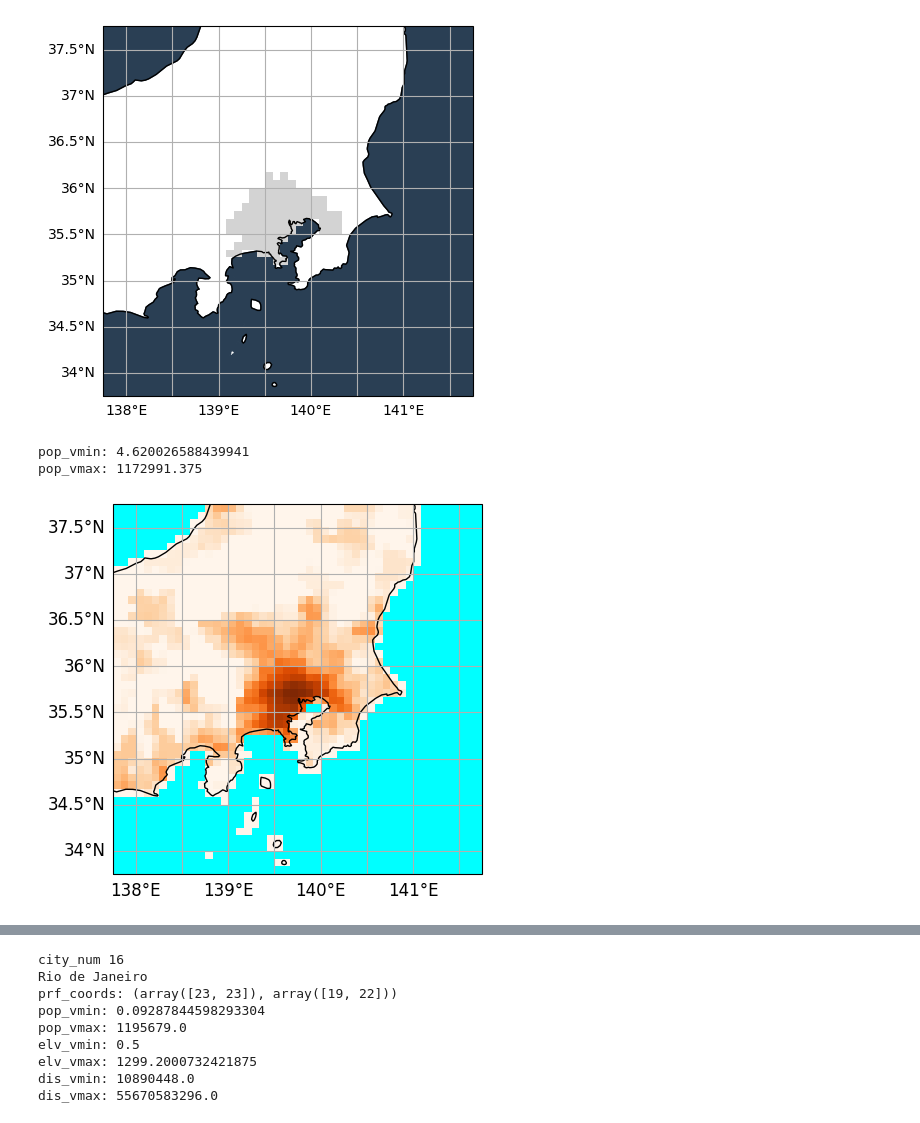
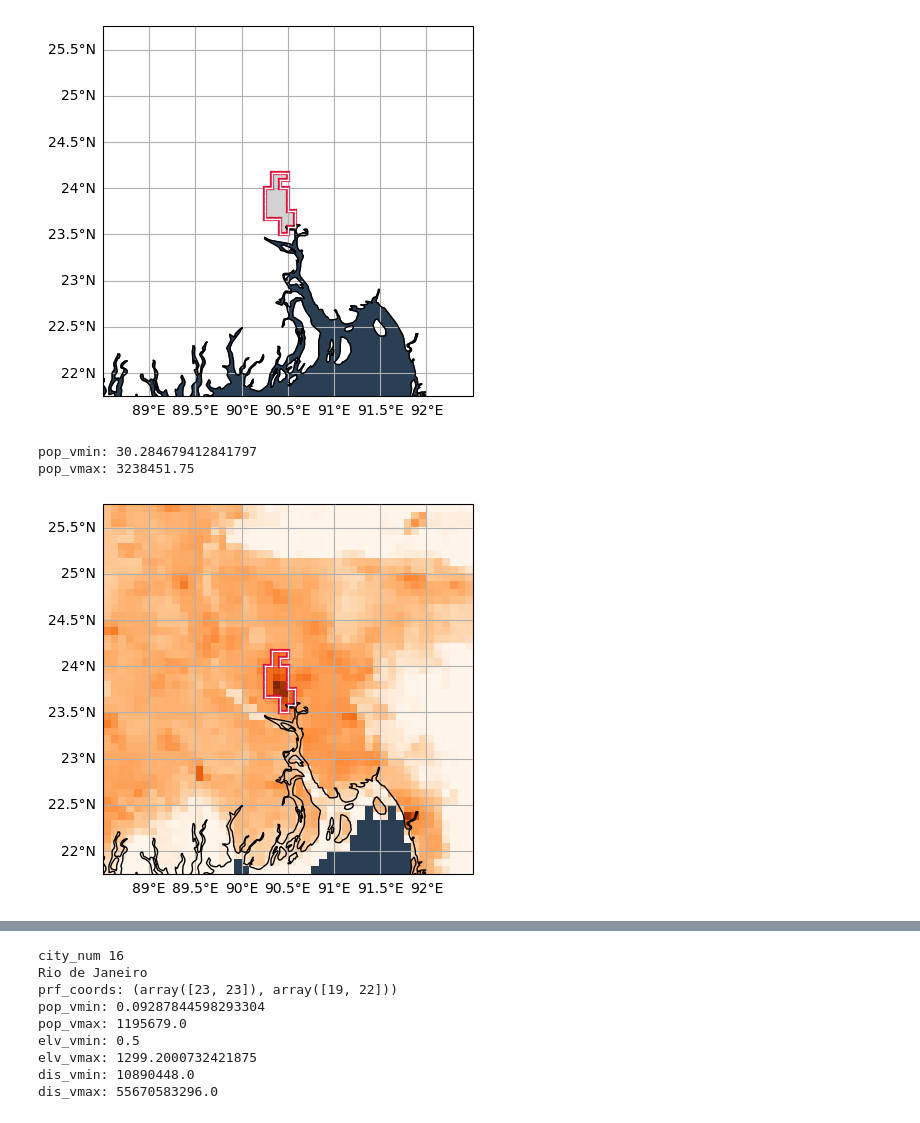
Before and after one commit to HalKiyo/h08_urban, a Jupyter notebook: global_city/pst/josui_gesui.ipynb, the cells around one changed output, grey strips where cells are left out. Drawn from its saved outputs; the diff is of its cells as text; code cells hidden in the pictures.

```diff
--- a/global_city/pst/josui_gesui.ipynb
+++ b/global_city/pst/josui_gesui.ipynb
@@ -664,5 +718,5 @@ def main(target_index):
     result = explore(target_index, remove_grid, innercity_grid, width)
     return result
 
-result = main(1)
+result = main(11)
 # %% [output]
@@ -1016,7 +1052,7 @@ def plot_citymask(extent, citymask, gs_position=None, fig=None):
     if gs_position is not None:
         ax = fig.add_subplot(gs_position, projection=projection)
         ax.set_extent(extent, projection)
-        gl = ax.gridlines(draw_labels=True)
+        gl = ax.gridlines(draw_labels=True, zorder=0)
         gl.top_labels = False   # Turn off top x-axis labels
         gl.right_labels = False # Turn off right y-axis labels
         ax.add_feature(cfea.OCEAN, color='#2A3F54')
@@ -1029,7 +1065,7 @@ def plot_citymask(extent, citymask, gs_position=None, fig=None):
         plt.figure()
         ax = plt.subplot(projection=projection)
         ax.set_extent(extent, projection)
-        gl = ax.gridlines(draw_labels=True)
+        gl = ax.gridlines(draw_labels=True, zorder=0)
         gl.top_labels = False   # Turn off top x-axis labels
         gl.right_labels = False # Turn off right y-axis labels
         ax.add_feature(cfea.OCEAN, color='#2A3F54')
@@ -1038,17 +1074,18 @@ def plot_citymask(extent, citymask, gs_position=None, fig=None):
                              origin='upper', extent=extent, transform=projection,
                              cmap=cmap_gray, norm=norm_gray,
                             )
+        stw = draw_mask_sotowaku(extent, citymask, ax=ax)
 
 
 plot_citymask(result[0], result[1])
 # %% [output]
-[figure, old version]
+[figure, new version]
 # %%
 #---------------------------------------------------------------------------------------------------------------
 # 人口をプロットする
 #---------------------------------------------------------------------------------------------------------------
 
-def plot_population(extent, g_pop_cropped, gs_position=None, fig=None):
+def plot_population(extent, citymask, g_pop_cropped, gs_position=None, fig=None):
     # draw
     g_pop_cropped = np.ma.masked_where(g_pop_cropped == 0, g_pop_cropped)
     pop_vmin = np.min(g_pop_cropped)
@@ -1062,41 +1099,42 @@ def plot_population(extent, g_pop_cropped, gs_position=None, fig=None):
         gl = ax.gridlines(draw_labels=True)
         gl.top_labels = False   # Turn off top x-axis labels
         gl.right_labels = False # Turn off right y-axis labels
-        ax.add_feature(cfea.OCEAN, color='#00FFFF')
+        ax.add_feature(cfea.OCEAN, color='#2A3F54')
         ax.coastlines()
 
         img = ax.imshow(g_pop_cropped,
                     origin='upper',
                     extent=extent,
                     transform=projection,
                     cmap='Oranges',
                     norm=colors.LogNorm(vmin=1e4, vmax=pop_vmax)
         )
 
     else:
         plt.figure()
         ax = plt.subplot(projection=projection)
         ax.set_extent(extent, projection)
-        gl = ax.gridlines(draw_labels=True)
+        gl = ax.gridlines(draw_labels=True, zorder=0)
         gl.top_labels = False   # Turn off top x-axis labels
         gl.right_labels = False # Turn off right y-axis labels
-        ax.add_feature(cfea.OCEAN, color='#00FFFF')
+        ax.add_feature(cfea.OCEAN, color='#2A3F54')
         ax.coastlines()
 
         img = ax.imshow(g_pop_cropped,
                     origin='upper',
                     extent=extent,
                     transform=projection,
                     cmap='Oranges',
                     norm=colors.LogNorm(vmin=1e4, vmax=pop_vmax)
         )
+        stw = draw_mask_sotowaku(extent, citymask, ax=ax)
         plt.show()
 
-plot_population(result[0], result[2])
+plot_population(result[0], result[1], result[2])
 # %% [output]
-pop_vmin: 4.620026588439941
-pop_vmax: 1172991.375
+pop_vmin: 30.284679412841797
+pop_vmax: 3238451.75
-[figure, old version]
+[figure, new version]
 # %%
 #---------------------------------------------------------------------------------------------------------------
 # 標高をプロットする
```
Also changed, not shown: parts of 17 cells of this notebook.
